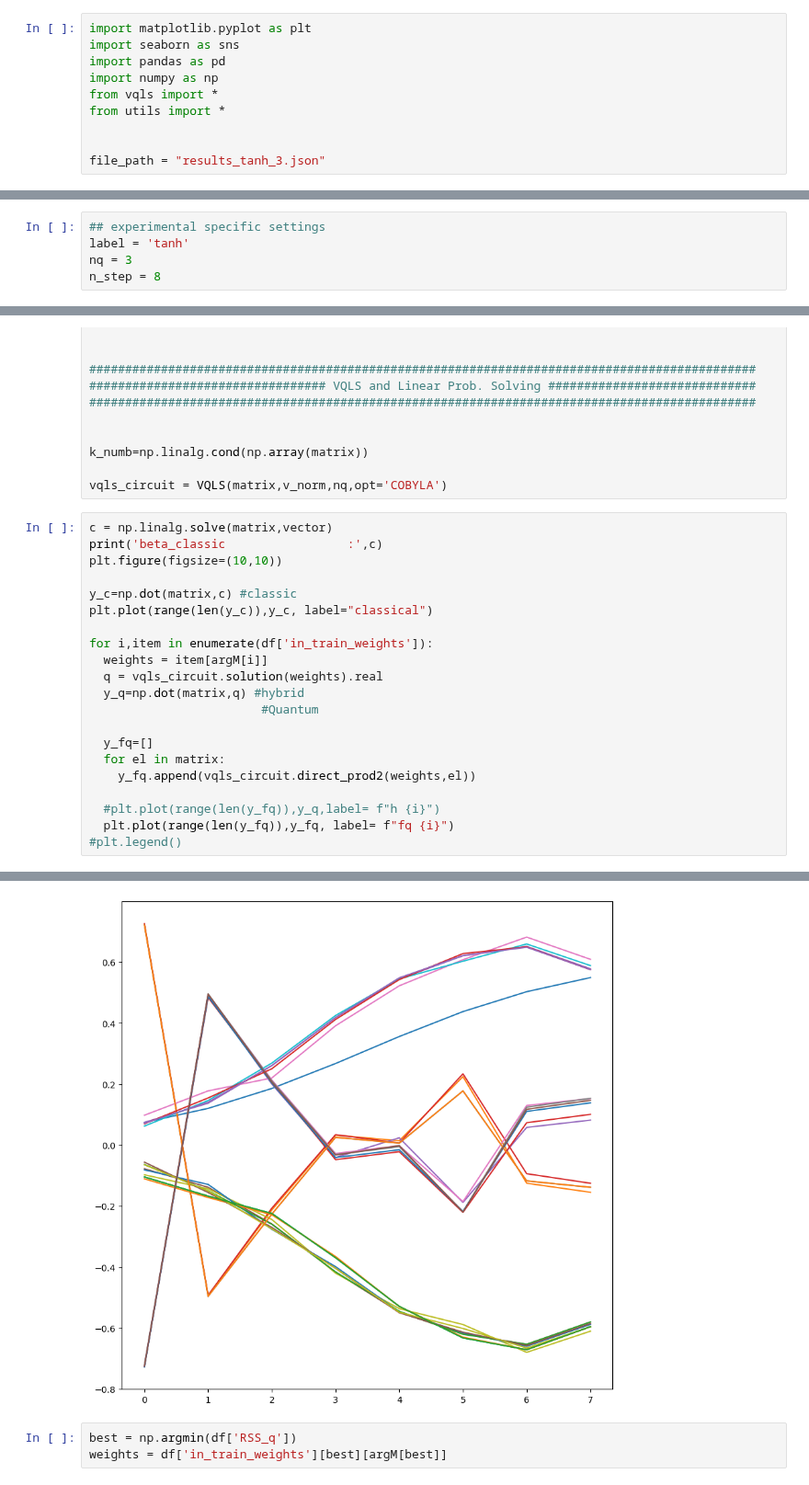
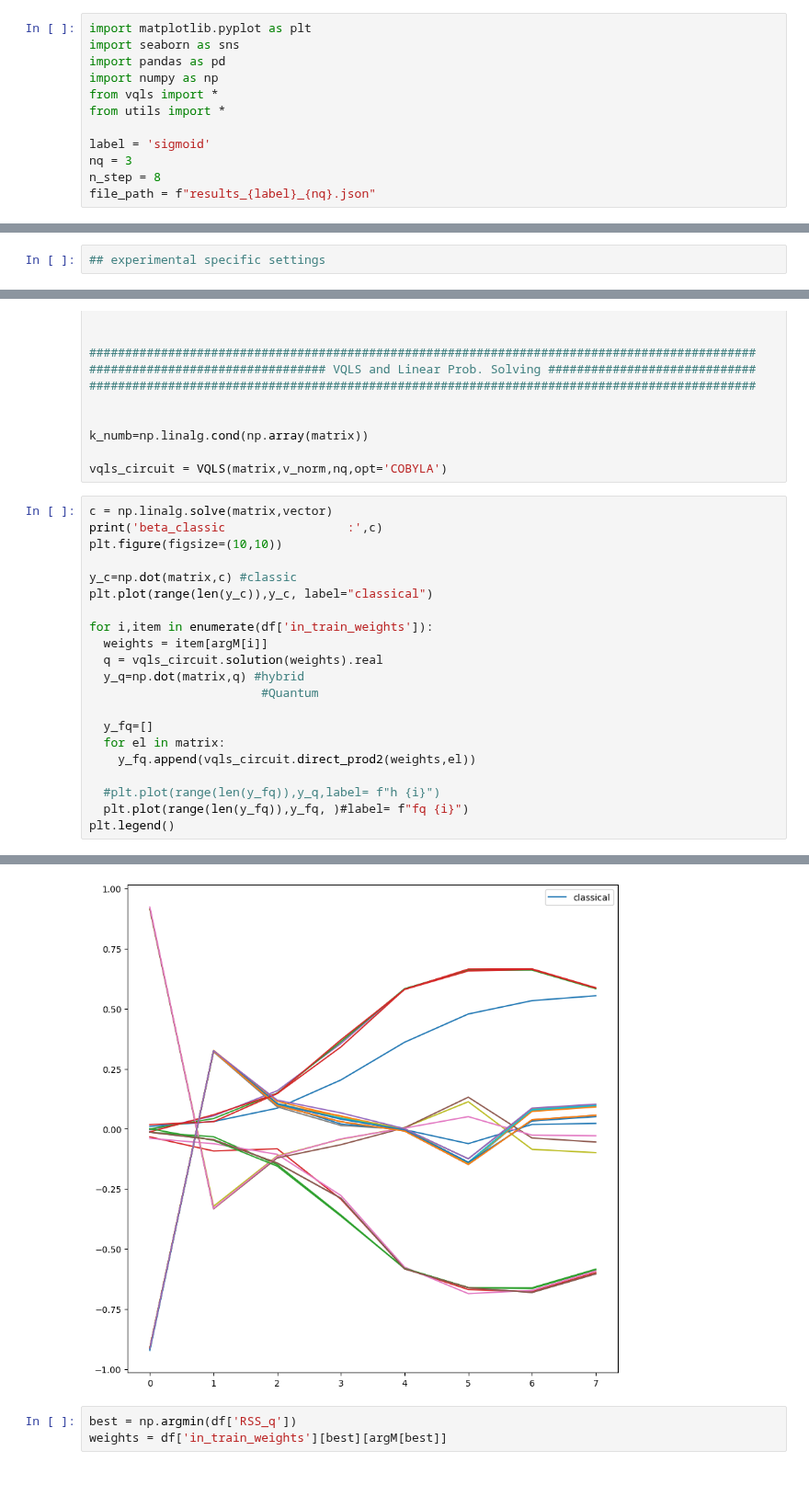
Before and after one commit to inajetovic/Variational-Quantum-Splines, a Jupyter notebook: visualize_results.ipynb, the cells around one changed output, grey strips where cells are left out. Shown at 92% size. Saved outputs shown, nothing was run; the diff lists cells and outputs as text.

```diff
--- a/visualize_results.ipynb
+++ b/visualize_results.ipynb
@@ -6,8 +6,10 @@ import numpy as np
 from vqls import *
 from utils import *
 
-
-file_path = "results_tanh_3.json"
+label = 'sigmoid'
+nq = 3
+n_step = 8
+file_path = f"results_{label}_{nq}.json"
 # %%
 df = pd.read_json(file_path)
 df.head()
@@ -31,8 +33,5 @@ plt.legend()
 # %%
 ## experimental specific settings
-label = 'tanh'
-nq = 3
-n_step = 8
 # %%
 
 func_out = {'sigmoid': sigmoid_t,'tanh': tanh_t,'elu': elu_t, 'relu': relu_t, 'sin':sin_m}
@@ -86,6 +85,6 @@ for i,item in enumerate(df['in_train_weights']):
     y_fq.append(vqls_circuit.direct_prod2(weights,el))
 
   #plt.plot(range(len(y_fq)),y_q,label= f"h {i}")
-  plt.plot(range(len(y_fq)),y_fq, label= f"fq {i}")
-#plt.legend()
+  plt.plot(range(len(y_fq)),y_fq, )#label= f"fq {i}")
+plt.legend()
 # %% [output]
@@ -94,4 +94,4 @@ beta_classic                 : [ 0.07435902  0.15155621 -0.06517749  0.81343083
-[figure, old version]
+[figure, new version]
 # %%
 best = np.argmin(df['RSS_q'])
 weights = df['in_train_weights'][best][argM[best]]
```
Also changed, not shown: parts of 5 cells of this notebook, 1 other file.
